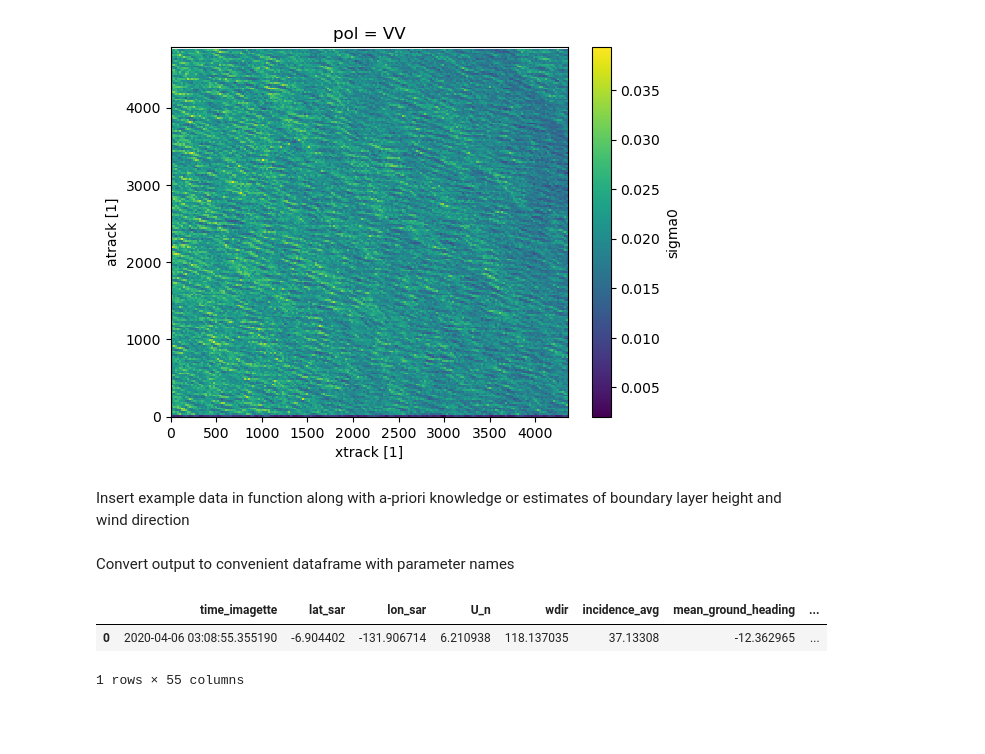
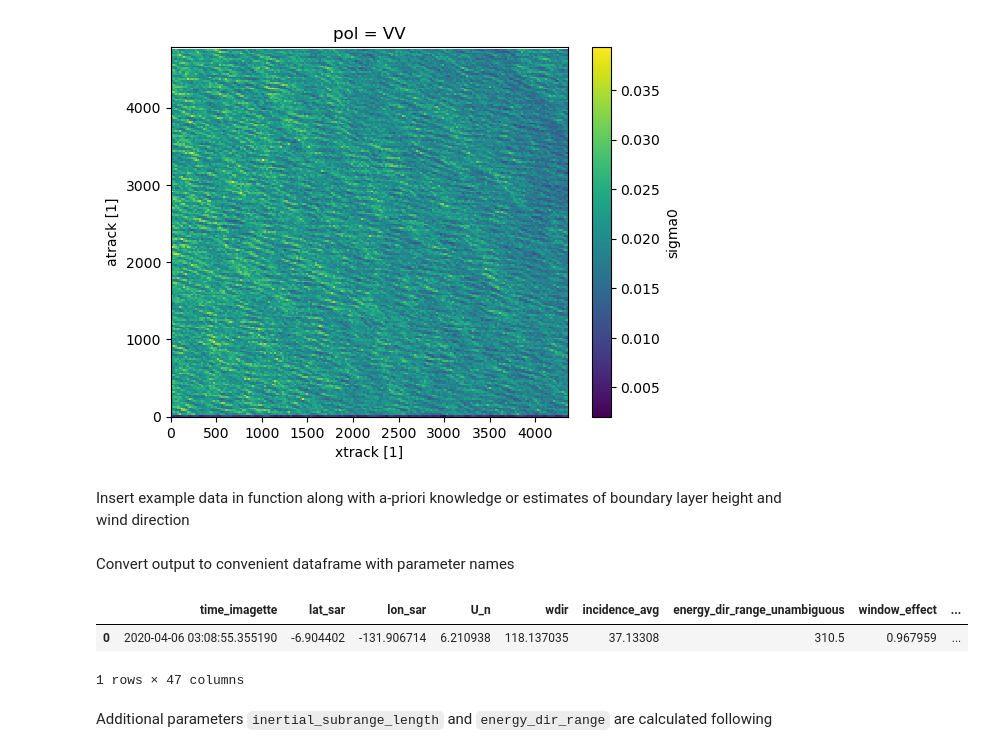
Before and after one commit to owenodriscoll/supplement_paper, a Jupyter notebook: examples/sar_scene_analysis.ipynb, the cells around one changed output. Drawn from its saved outputs; the diff is of its cells as text; code cells hidden in the pictures; blank space fills up the shorter version.

```diff
--- a/examples/sar_scene_analysis.ipynb
+++ b/examples/sar_scene_analysis.ipynb
@@ -30,18 +30,27 @@ output = sar_analysis(sar_ds, zi_ref, wdir_ambiguity = wdir_ambiguity, wdir_ref
 # %% [markdown]
 Convert output to convenient dataframe with parameter names
 # %%
-parameter_list = ['time_imagette', 'lat_sar', 'lon_sar', 'U_n', 'wdir', 'incidence_avg', 'mean_ground_heading', 'energy_dir_range',
-    'energy_dir', 'window_effect', 'polar_effect', 'var_cartesian', 'var_windfield', 'var_polar', 'var_bandpass', 'var_highpass',
-    'var_lowpass', 'var_beam', 'var_bandpass_beam', 'var_beyond_nyquist', 'frac_beam', 'frac_bandpass', 'frac_lowpass',
-    'frac_highpass', 'density_beam', 'density_bandpass', 'density_beam_bandpass','u_star', 'z_0', 'Cdn', 'sigma_u', 'L', 'B', 'w_star',
-    'w_star_normalised_deviation', 'corr_fact', 'H', 'spectral_peak', 'spectral_valley', 'mean_25th', 'median_25th', 'std_25th',
-    'mad_25th', 'mean_50th', 'median_50th', 'std_50th', 'mad_50th', 'mean_75th', 'median_75th', 'std_75th', 'mad_75th',
-    'S_windfield_xi_mean', 'S_windfield_xi_norm_std', 'S_sigma0_xi_mean', 'S_sigma0_xi_std_norm']
+parameter_list = ['time_imagette', 'lat_sar', 'lon_sar', 'U_n', 'wdir',
+                'incidence_avg', 'energy_dir_range_unambiguous',
+                'window_effect', 'var_cartesian', 'var_windfield',
+                'var_bandpass', 'var_highpass', 'var_lowpass', 'var_beam',
+                'var_bandpass_beam', 'var_beyond_nyquist', 'frac_lowpass',
+                'frac_highpass', 'density_beam', 'density_bandpass',
+                'density_beam_bandpass', 'u_star', 'z_0', 'Cdn', 'sigma_u',
+                'L', 'B', 'w_star', 'corr_fact', 'spectral_peak',
+                'spectral_valley', 'mean_25th', 'median_25th', 'std_25th',
+                'mad_25th', 'mean_50th', 'median_50th', 'std_50th', 'mad_50th',
+                'mean_75th', 'median_75th', 'std_75th', 'mad_75th',
+                'S_windfield_xi_mean', 'S_windfield_xi_norm_std',
+                'S_sigma0_xi_mean', 'S_sigma0_xi_std_norm'
+                ]
 
 df = pd.DataFrame(columns = parameter_list)
 df.loc[0] = output
 df
 # %% [output]
-|  | time_imagette | lat_sar | lon_sar | U_n | wdir | incidence_avg | mean_ground_heading | ... |
-| 0 | 2020-04-06 03:08:55.355190 | -6.904402 | -131.906714 | 6.210938 | 118.137035 | 37.13308 | -12.362965 | ... |
+|  | time_imagette | lat_sar | lon_sar | U_n | wdir | incidence_avg | energy_dir_range_unambiguous | window_effect | ... |
+| 0 | 2020-04-06 03:08:55.355190 | -6.904402 | -131.906714 | 6.210938 | 118.137035 | 37.13308 | 310.5 | 0.967959 | ... |
-1 rows × 55 columns
+1 rows × 47 columns
+# %% [markdown]
+Additional parameters `inertial_subrange_length` and `energy_dir_range` are calculated following
```
Also changed, not shown: parts of 1 cell of this notebook.
